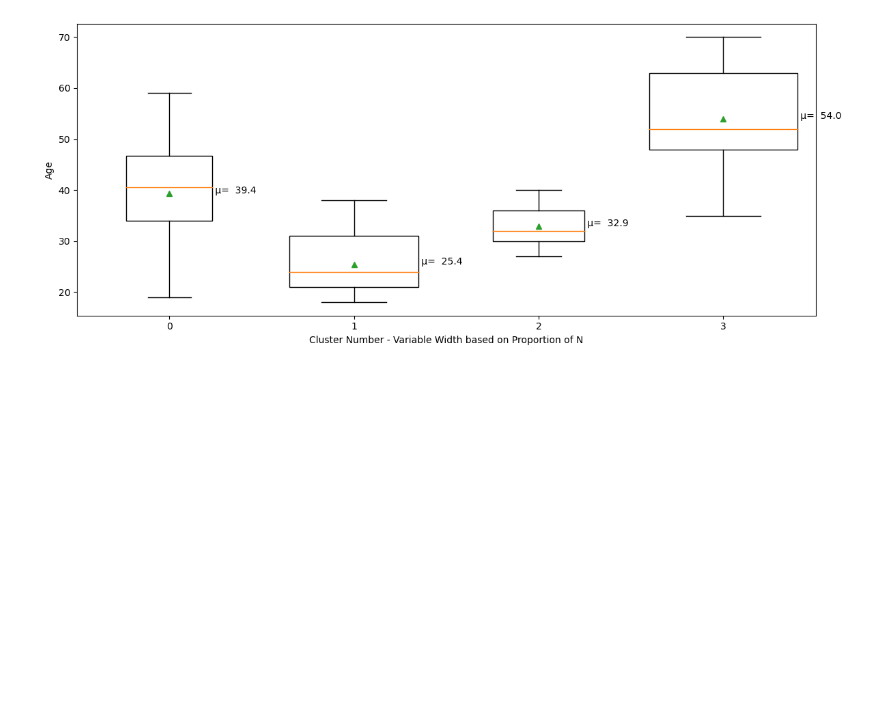
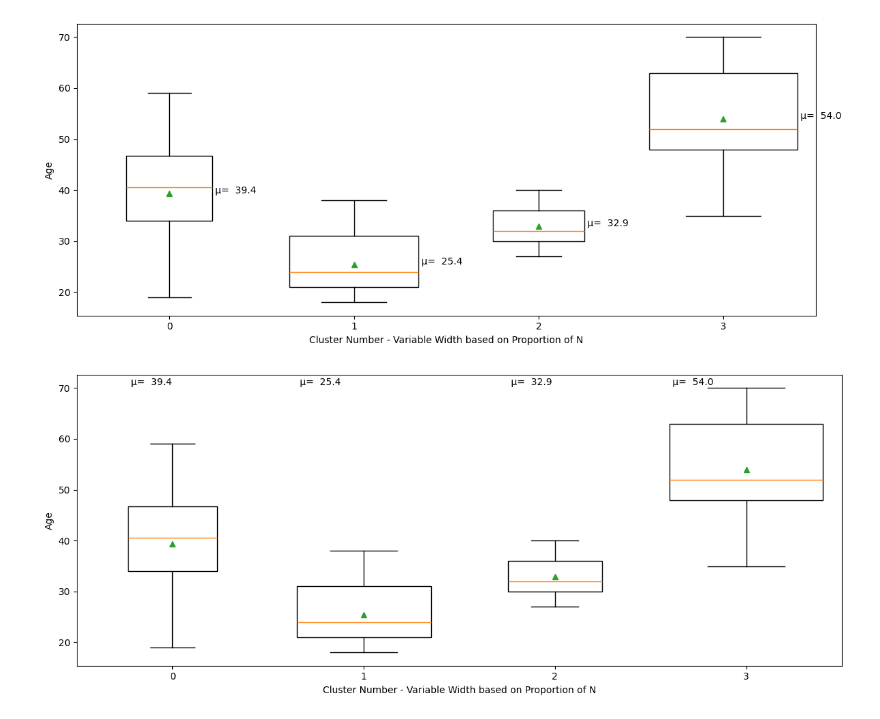
Before and after one commit to Hoover-code/Saved-Visualization-Code, a Jupyter notebook: Good Boxplots in Matplotlib.ipynb, the cells around one changed output. Drawn from its saved outputs; the diff is of its cells as text; code cells hidden in the pictures; blank space fills up the shorter version.

```diff
--- a/Good Boxplots in Matplotlib.ipynb
+++ b/Good Boxplots in Matplotlib.ipynb
@@ -175,3 +175,33 @@ plt.tight_layout()
 plt.show()
 # %% [output]
 [figure]
+# %%
+# add the means labels to the boxplots
+# https://stackoverflow.com/questions/58066009/how-to-display-numeric-mean-and-std-values-next-to-a-box-plot-in-a-series-of-box
+
+fig, ax1 = plt.subplots(ncols=1, figsize=(12, 5))
+bins, groups = zip(*df.groupby('label')['Age'])
+lengths = np.array([len(group) for group in groups])
+max_width = 0.8
+ax1.boxplot(groups, widths=max_width * lengths / lengths.max(),
+            showmeans=True,
+            patch_artist=True, boxprops={'facecolor': 'white'})
+means = [mean.get_ydata() for mean in bp["means"]]
+means = pd.DataFrame(means)
+means.columns = ['means']
+means.means = round(means.means,1)
+yvalue = ax1.get_ylim()[1]
+for i, line in enumerate(bp['medians']):
+    x, y = line.get_xydata()[0]
+    x=x
+    y=means.means[i]
+    text = ' μ=  ' + str(means.means[i])
+    ax1.annotate(text, xy=(x, yvalue-2))
+
+ax1.set_xticklabels(bins)
+ax1.set_xlabel('Cluster Number - Variable Width based on Proportion of N')
+ax1.set_ylabel('Age')
+plt.tight_layout()
+plt.show()
+# %% [output]
+[figure, added]
```
